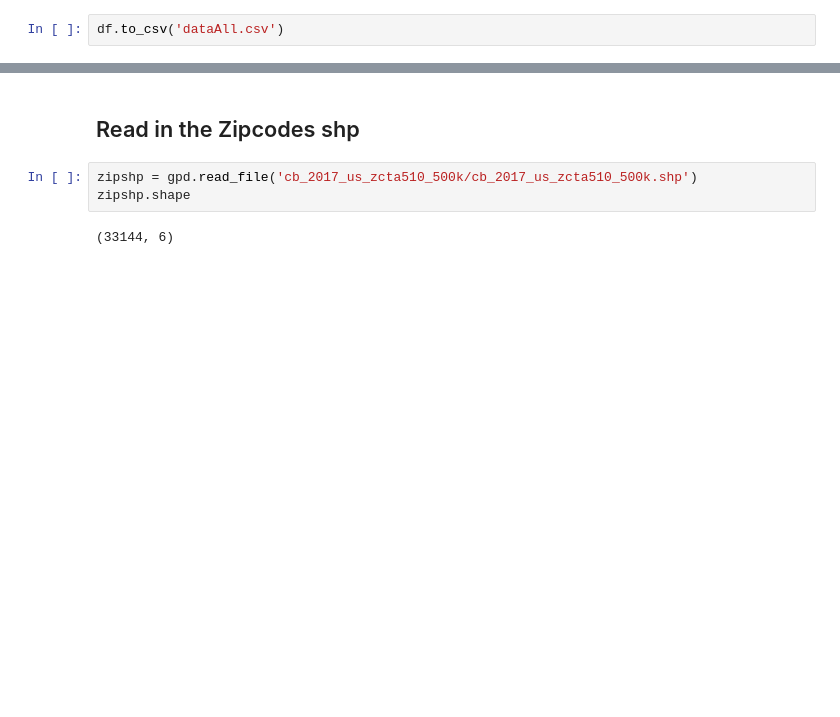
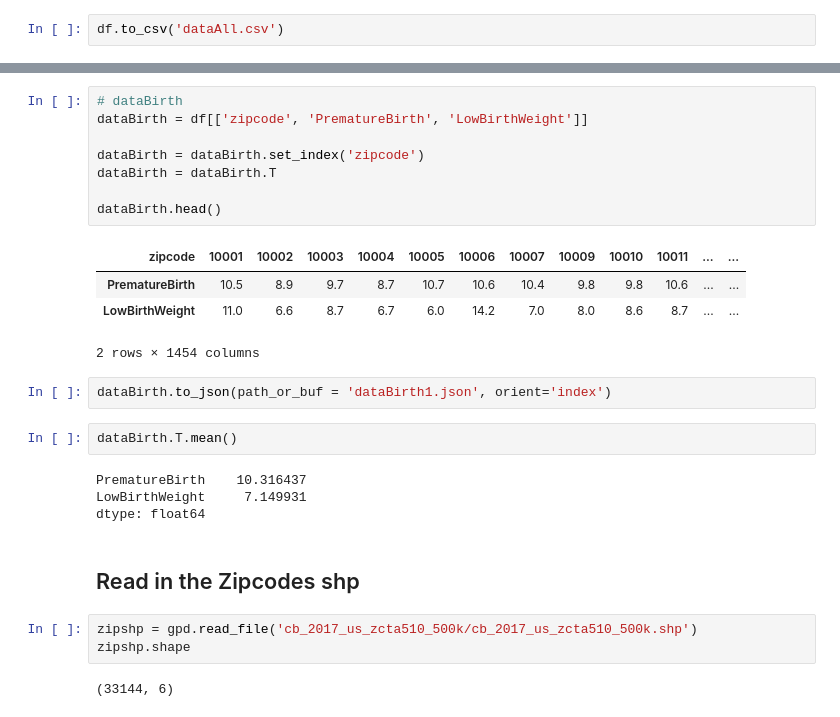
Before and after one commit to danachermesh/Food_Deserts_ML, a Jupyter notebook: FoodDeserts.BirthOutcomes_ML_analysis.ipynb, the cells around one changed output, grey strips where cells are left out. Saved outputs shown, nothing was run; the diff lists cells and outputs as text; blank space fills up the shorter version.

```diff
--- a/FoodDeserts.BirthOutcomes_ML_analysis.ipynb
+++ b/FoodDeserts.BirthOutcomes_ML_analysis.ipynb
@@ -122,3 +125,24 @@ df.to_csv('dataAll.csv')
+# %%
+# dataBirth
+dataBirth = df[['zipcode', 'PrematureBirth', 'LowBirthWeight']]
+
+dataBirth = dataBirth.set_index('zipcode')
+dataBirth = dataBirth.T
+
+dataBirth.head()
+# %% [output]
+| zipcode | 10001 | 10002 | 10003 | 10004 | 10005 | 10006 | 10007 | 10009 | 10010 | 10011 | ... | ... |
+| PrematureBirth | 10.5 | 8.9 | 9.7 | 8.7 | 10.7 | 10.6 | 10.4 | 9.8 | 9.8 | 10.6 | ... | ... |
+| LowBirthWeight | 11.0 | 6.6 | 8.7 | 6.7 | 6.0 | 14.2 | 7.0 | 8.0 | 8.6 | 8.7 | ... | ... |
+2 rows × 1454 columns
+# %%
+dataBirth.to_json(path_or_buf = 'dataBirth1.json', orient='index')
+# %%
+dataBirth.T.mean()
+# %% [output]
+PrematureBirth    10.316437
+LowBirthWeight     7.149931
+dtype: float64
 # %% [markdown]
 ## Read in the Zipcodes shp
 # %%
```
Also changed, not shown: parts of 3 cells of this notebook.
